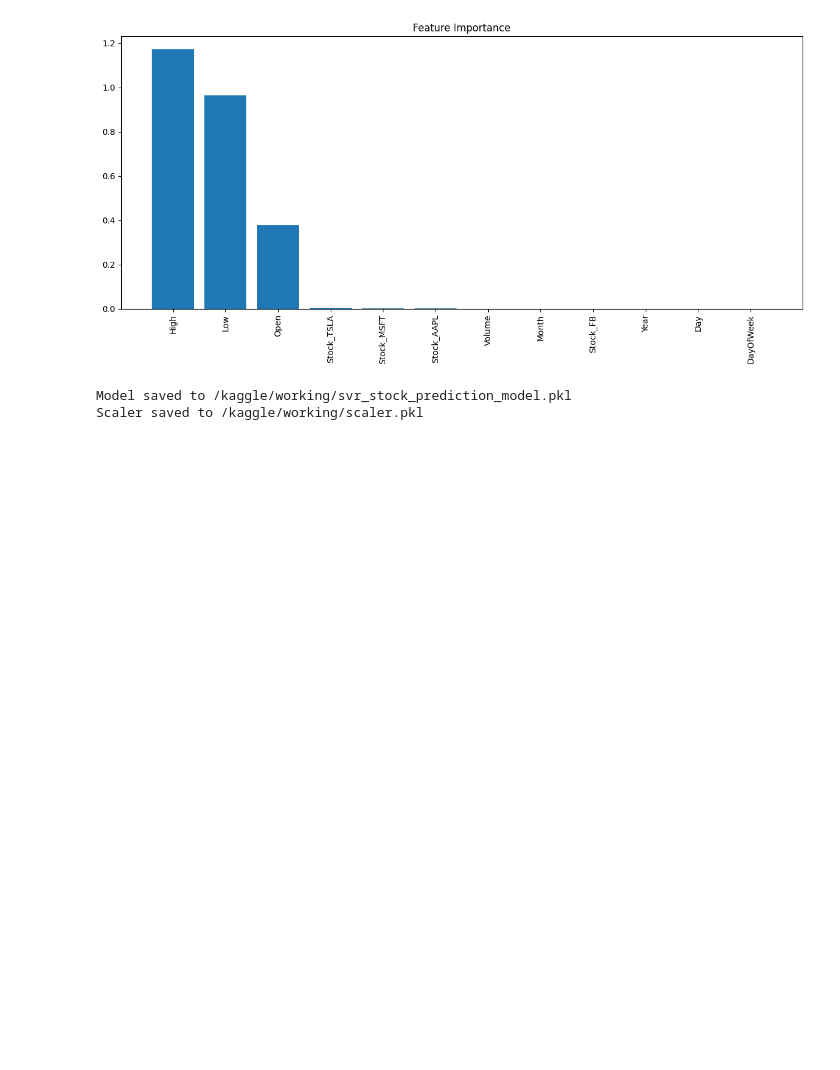
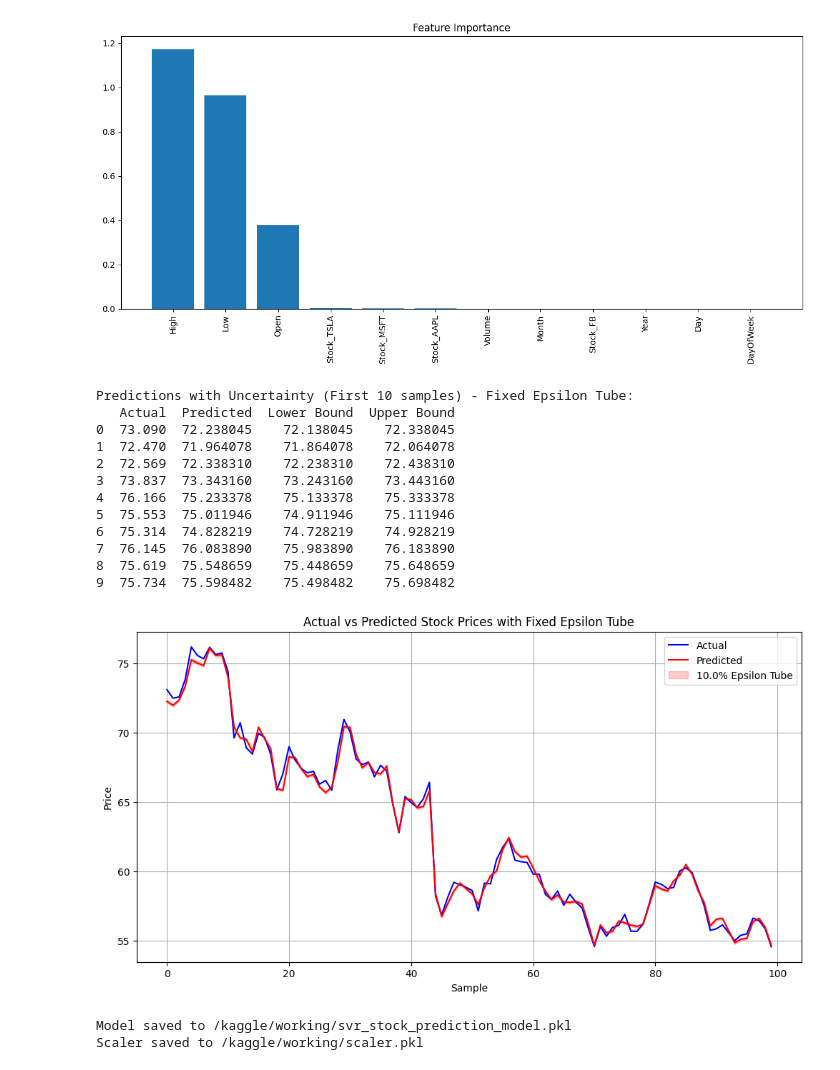
Before and after one commit to Emran-Emon/stock-price-prediction, a Jupyter notebook: support-vector-regression-svr.ipynb, the cells around one changed output. Saved outputs shown, nothing was run; the diff lists cells and outputs as text; code cells hidden in the pictures; blank space fills up the shorter version.

```diff
--- a/support-vector-regression-svr.ipynb
+++ b/support-vector-regression-svr.ipynb
@@ -655,6 +655,55 @@ Year: 0.0001
 Day: 0.0000
 DayOfWeek: 0.0000
 [figure]
+# %%
+# Get predictions from the SVR model
+y_test_pred = best_svr.predict(X_test_scaled)
+
+# The epsilon parameter defines the width of the tube around the regression function
+epsilon = best_svr.epsilon
+
+# Create a DataFrame with predictions and fixed-width uncertainty
+predictions_df_svr = pd.DataFrame({
+    'Actual': y_test,
+    'Predicted': y_test_pred,
+    'Lower Bound': y_test_pred - epsilon,
+    'Upper Bound': y_test_pred + epsilon
+})
+
+# Display the first 10 predictions with uncertainty
+print("Predictions with Uncertainty (First 10 samples) - Fixed Epsilon Tube:")
+print(predictions_df_svr.head(10))
+
+# Plot predictions with uncertainty intervals
+plt.figure(figsize=(12, 6))
+plt.plot(predictions_df_svr['Actual'][:100].values, label='Actual', color='blue')
+plt.plot(predictions_df_svr['Predicted'][:100].values, label='Predicted', color='red')
+plt.fill_between(
+    range(100),
+    predictions_df_svr['Lower Bound'][:100].values,
+    predictions_df_svr['Upper Bound'][:100].values,
+    color='red', alpha=0.2, label=f'{epsilon*100:.1f}% Epsilon Tube'
+)
+plt.title('Actual vs Predicted Stock Prices with Fixed Epsilon Tube')
+plt.xlabel('Sample')
+plt.ylabel('Price')
+plt.legend()
+plt.grid(True)
+plt.show()
+# %% [output]
+Predictions with Uncertainty (First 10 samples) - Fixed Epsilon Tube:
+   Actual  Predicted  Lower Bound  Upper Bound
+0  73.090  72.238045    72.138045    72.338045
+1  72.470  71.964078    71.864078    72.064078
+2  72.569  72.338310    72.238310    72.438310
+3  73.837  73.343160    73.243160    73.443160
+4  76.166  75.233378    75.133378    75.333378
+5  75.553  75.011946    74.911946    75.111946
+6  75.314  74.828219    74.728219    74.928219
+7  76.145  76.083890    75.983890    76.183890
+8  75.619  75.548659    75.448659    75.648659
+9  75.734  75.598482    75.498482    75.698482
+[figure, added]
 # %%
 import joblib
 
```
